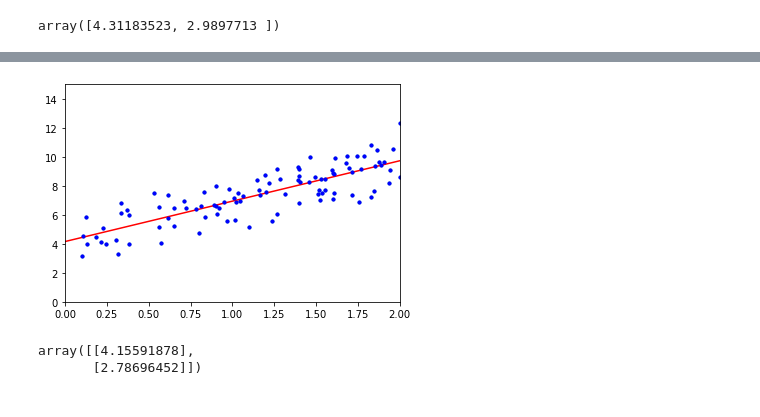
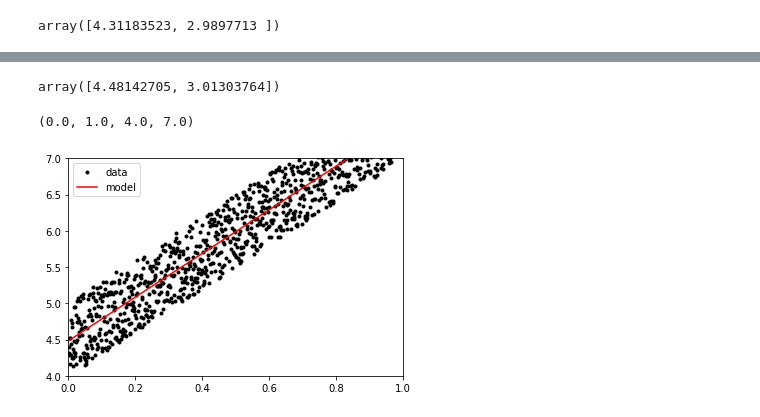
Before and after one commit to ITM-Ingenieria-Electronica/linear-regressor, a Jupyter notebook: main.ipynb, the cells around one changed output, grey strips where cells are left out. Saved outputs shown, nothing was run; the diff lists cells and outputs as text; code cells hidden in the pictures.

```diff
--- a/main.ipynb
+++ b/main.ipynb
@@ -98,5 +117,5 @@ array([4.31183523, 2.9897713 ])
 # %%
 import pandas
-df = pandas.read_csv('data.csv')
-print(df)
+data = pandas.read_csv('data.csv')
+data
 # %% [output]
@@ -134,0 +135,5 @@ np.c_
+# %%
+X = np.array(data['X'])
+y = np.array(data['y'])
+Xb = np.c_[np.ones((2196,1)), X]
+Xb
@@ -135,31 +148,18 @@ np.c_
+# %%
+theta = np.linalg.inv(Xb.T.dot(Xb)).dot(Xb.T).dot(y)
+theta
+# %% [output]
+array([4.48142705, 3.01303764])
 # %%
-import numpy as np
 import matplotlib.pyplot as plt
-
-###############################
-#Datos originales
-###############################
-X = 2 * np.random.rand(100, 1)
-y = 4 + 3 * X + np.random.randn(100,1)
-
-plt.plot(X,y,".")
-###############################
-
-X_b = np.c_[np.ones((100,1)), X] #Se agrega x0=1 para cada instancia
-theta_best=np.linalg.inv(X_b.T.dot(X_b)).dot(X_b.T).dot(y)
-
+# New instances to plot model
 X_new = np.array([[0], [2]])
 X_new_b = np.c_[np.ones((2, 1)), X_new] #Se agrega x0=1 para cada instancia
-y_predict = X_new_b.dot(theta_best)
-
-plt.plot(X_new, y_predict, "r-")
-plt.plot(X, y, "b.")
-plt.axis([0, 2, 0, 15])
-plt.show()
+y_predict = X_new_b.dot(theta)
+plt.plot(X, y, '.k', label='data')
+plt.plot(X_new, y_predict, "r-", label='model')
+plt.legend()
+plt.axis([0, 1, 4, 7])
 # %% [output]
+(0.0, 1.0, 4.0, 7.0)
-[figure, old version]
+[figure, new version]
-# %%
-theta_best
-# %% [output]
-array([[4.15591878],
-       [2.78696452]])
```
Also changed, not shown: parts of 31 cells of this notebook, 1 other file.
